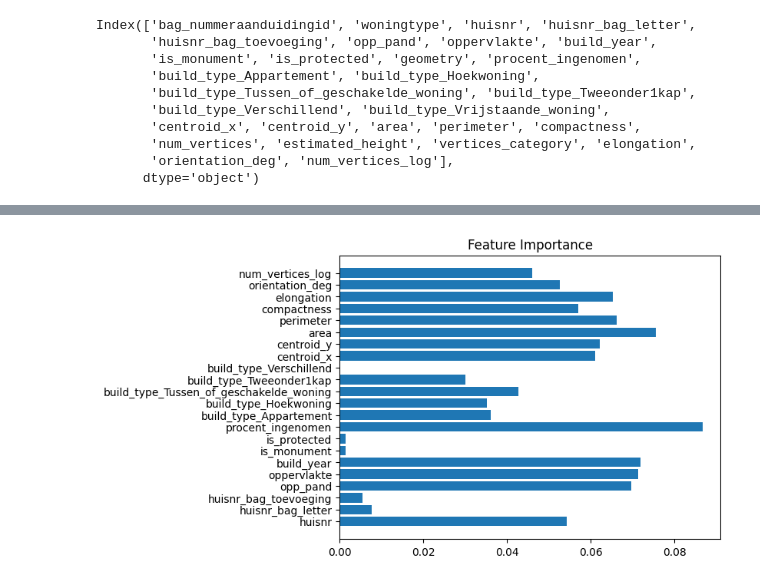
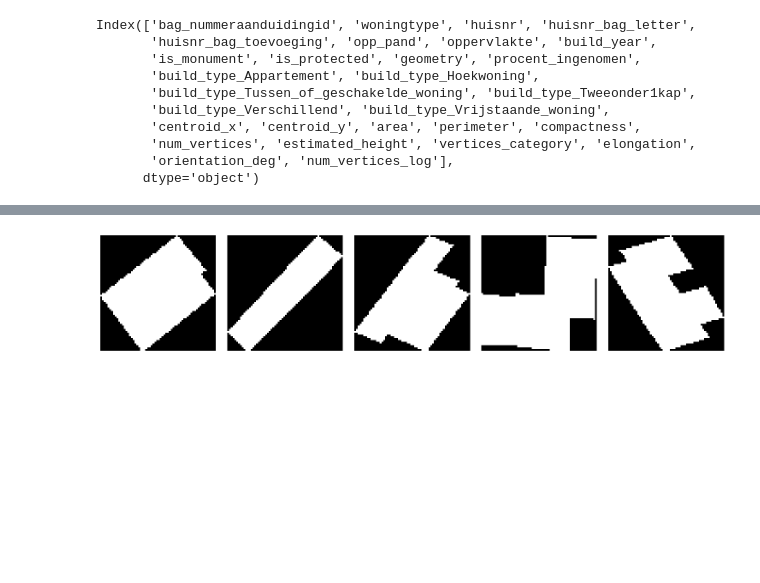
Before and after one commit to averagepindakaasenjoyer/Pangolinis, a Jupyter notebook: Standardize.ipynb, the cells around one changed output, grey strips where cells are left out. Saved outputs shown, nothing was run; the diff lists cells and outputs as text; code cells hidden in the pictures; blank space fills up the shorter version.

```diff
--- a/Standardize.ipynb
+++ b/Standardize.ipynb
@@ -332,14 +325,3 @@ features = [
 ]
 
 target = 'woningtype'
-# %%
-X = df_sample_with_urls[features]
-y = df_sample_with_urls[target]
-
-X_train, X_test, y_train, y_test = train_test_split(X, y, stratify=y, random_state=42, test_size=0.2)
-
-model = RandomForestClassifier(n_estimators=100, random_state=42)
-model.fit(X_train, y_train)
-
-y_pred = model.predict(X_test)
-print(classification_report(y_test, y_pred))
@@ -364,7 +328,27 @@ Geschakelde 2-onder-1-kapwoning       0.60      0.74      0.66       100
-# %%
-importances = model.feature_importances_
-plt.barh(features, importances)
-plt.title("Feature Importance")
-plt.show()
-# %% [output]
-[figure, removed]
+# %%
+def rasterize_polygon(geom, size=64):
+    bounds = geom.bounds
+    geom = translate(geom, xoff=-bounds[0], yoff=-bounds[1])
+    scale_x = size / (bounds[2] - bounds[0] + 1e-8)
+    scale_y = size / (bounds[3] - bounds[1] + 1e-8)
+    geom = scale(geom, xfact=scale_x, yfact=scale_y, origin=(0, 0))
+
+    img = Image.new("L", (size, size), 0)
+    draw = ImageDraw.Draw(img)
+    coords = [(x, size - y) for x, y in geom.exterior.coords]
+    draw.polygon(coords, outline=1, fill=1)
+    return np.array(img)
+
+N = 5
+sample_geoms = df_sample_with_urls["geometry"].head(N).tolist()
+sample_images = [rasterize_polygon(g) for g in sample_geoms]
+
+fig, axes = plt.subplots(1, len(sample_images), figsize=(3*N, 3))
+for ax, img in zip(axes, sample_images):
+    ax.imshow(img, cmap='gray')
+    ax.axis('off')
+
+plt.tight_layout()
+plt.show()
+# %% [output]
+[figure, added]
```
Also changed, not shown: parts of 8 cells of this notebook.
